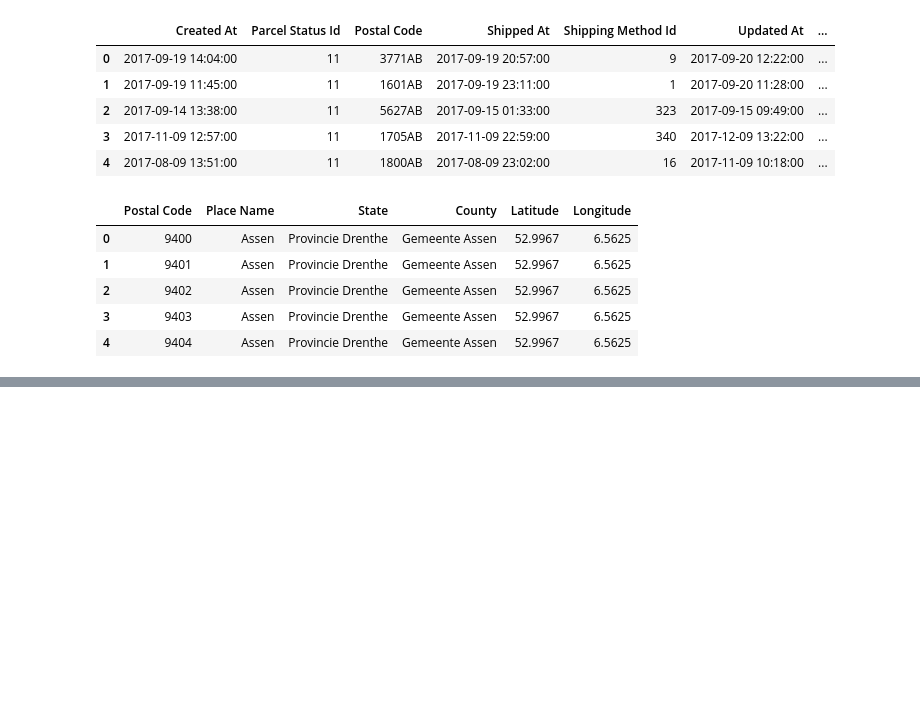
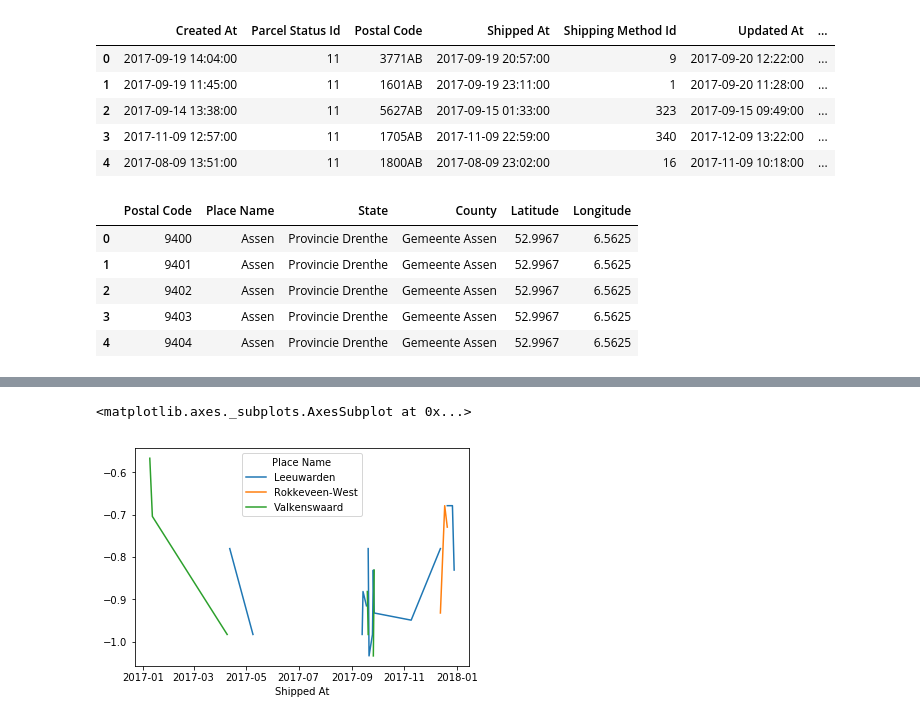
Before and after one commit to tosolveit/works, a Jupyter notebook: sc_analysis.ipynb, the cells around one changed output, grey strips where cells are left out. Cells and saved outputs as stored; diff of their text form; code cells hidden in the pictures; blank space fills up the shorter version.

```diff
--- a/sc_analysis.ipynb
+++ b/sc_analysis.ipynb
@@ -115,10 +104,9 @@ df.head()  # let's see some samples
 # %% [markdown]
 Let's get parcel statuses and shipping methods by using api
 # %%
-import requests
 response = requests.get(
   'https://panel.sendcloud.sc/api/v2/parcels/statuses',
-    auth=('key', 'secret'))
+    auth=('key', 'secret_key'))
 # %%
 df_parcel = pd.DataFrame(json.loads(response.content))
 df_parcel.head()
@@ -133,7 +121,7 @@ df_parcel.head()
 params = {'sender_address':'all'}
 response = requests.get(
   'https://panel.sendcloud.sc/api/v2/shipping_methods',
-    auth=('key', 'secret'),params=params)
+    auth=('key', 'secret_key'),params=params)
 # %%
 df_methods = [({'id':x['id'],'carrier':x['carrier'],'name':x['name']}) for x in json.loads(response.content)['shipping_methods']]
 df_methods = pd.DataFrame(df_methods)
@@ -536,4 +640,5 @@ best_3
 # %%
-worst_3 = pd.DataFrame(df_t_best.groupby(['Place Name','State','Latitude','Longitude'])['Updated Shipped diff_normalized']
-             .mean()).sort_values(by='Updated Shipped diff_normalized',ascending=False).head(n=3)
-worst_3
+df_t_best['Shipped At'] = df_t_best['Shipped At'].apply(lambda x: x.date())
+df_best_chart = pd.DataFrame(df_t_best[df_t_best['Place Name'].isin(['Leeuwarden','Valkenswaard','Rokkeveen-West'])]
+                    .groupby(['Place Name','State','Latitude','Longitude','Shipped At'])['Updated Shipped diff_normalized']
+             .mean()).sort_values(by='Place Name',ascending=True)
@@ -579,0 +645,5 @@ fig
+# %%
+df_best_chart.pivot_table(values='Updated Shipped diff_normalized',columns='Place Name',index='Shipped At').plot()
+# %% [output]
+<matplotlib.axes._subplots.AxesSubplot at 0x...>
+[figure, added]
```
Also changed, not shown: parts of 29 cells of this notebook.
